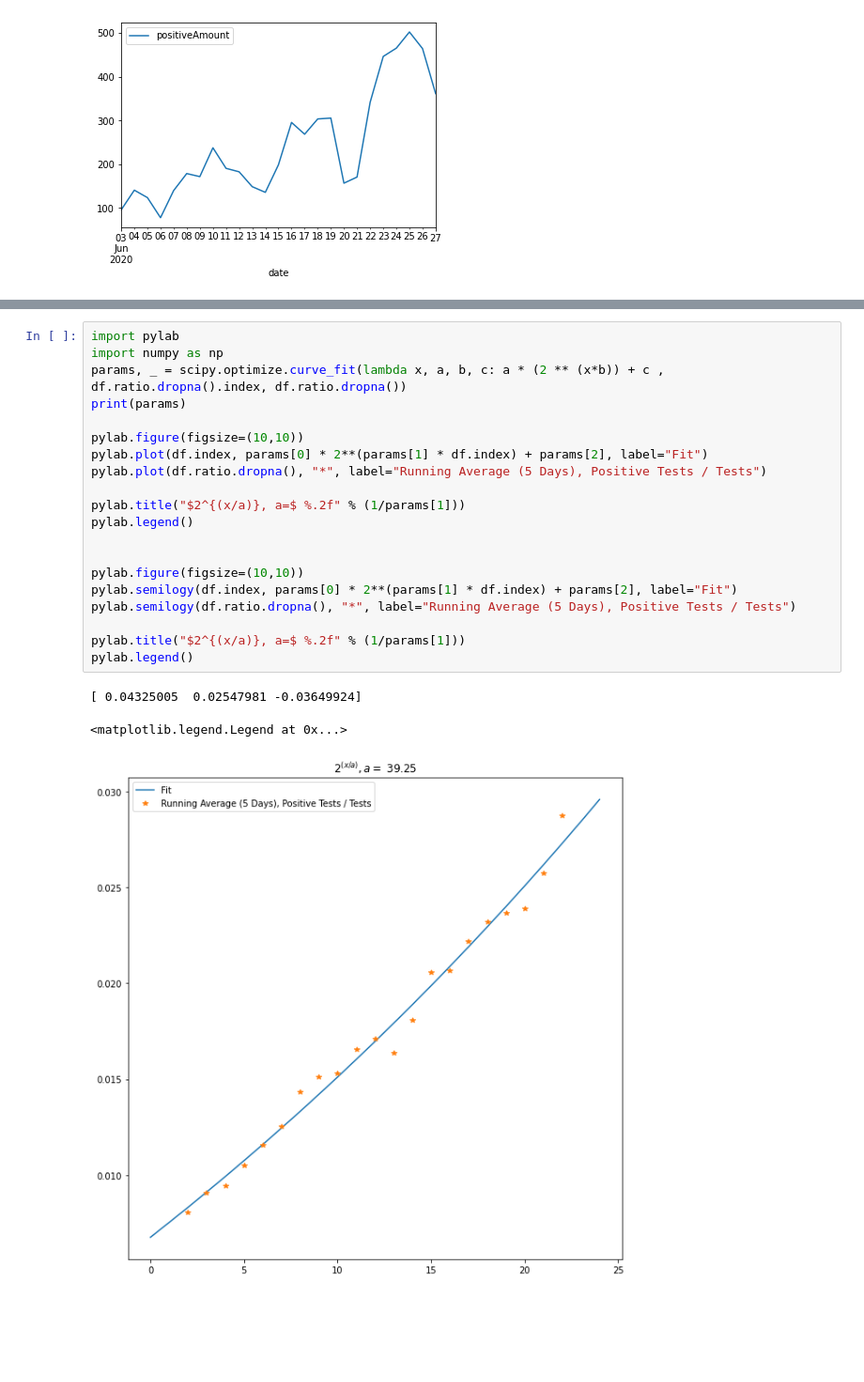
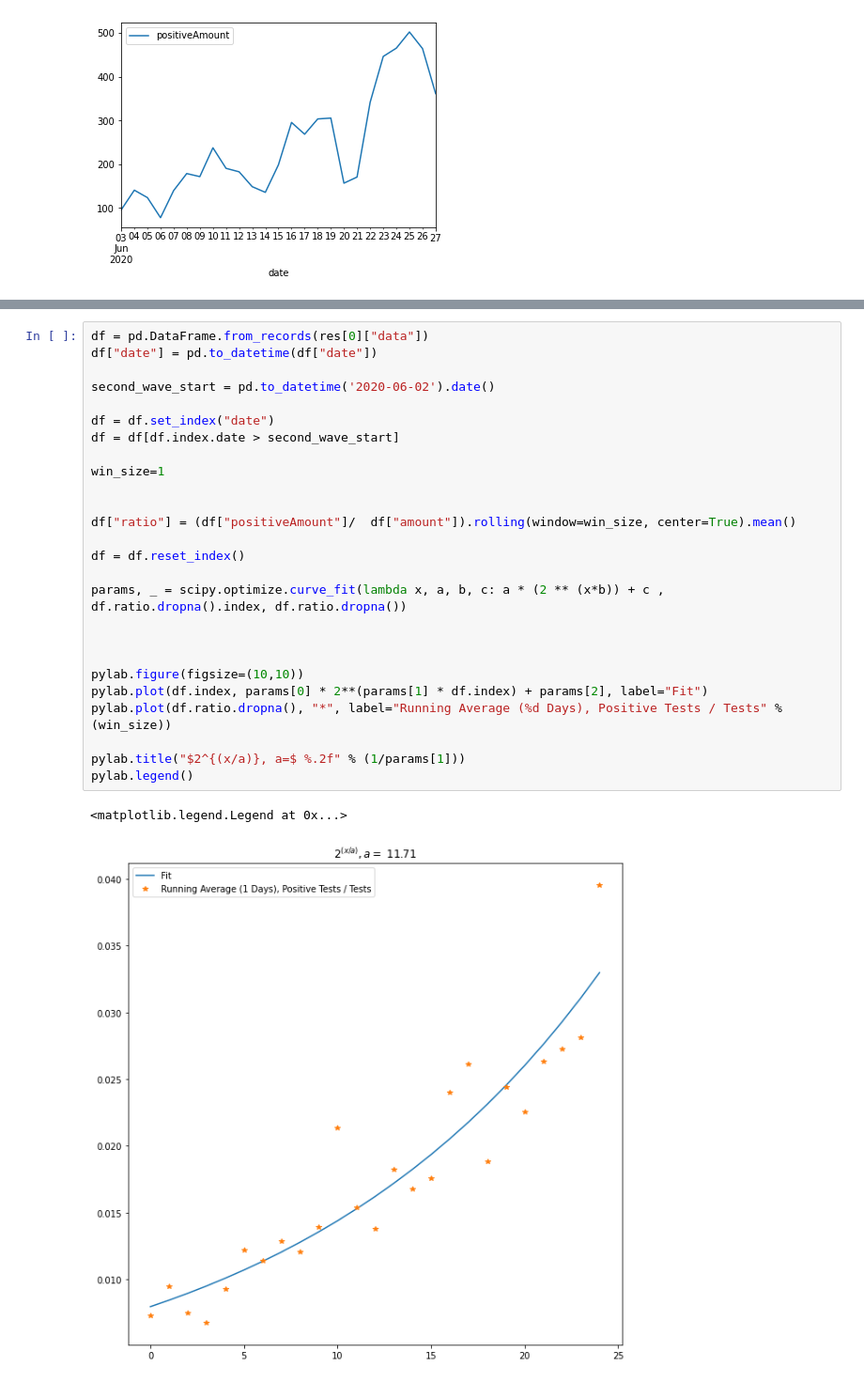
Before and after one commit to ronenabr/coronadata, a Jupyter notebook: Tests and varified.ipynb, the cells around one changed output, grey strips where cells are left out. Shown at 94% size. Drawn from its saved outputs; the diff is of its cells as text; blank space fills up the shorter version.

```diff
--- a/Tests and varified.ipynb
+++ b/Tests and varified.ipynb
@@ -80,24 +45,29 @@ array([ 0.04325005,  0.02547981, -0.03649924])
 # %%
-import pylab
-import numpy as np
+df = pd.DataFrame.from_records(res[0]["data"])
+df["date"] = pd.to_datetime(df["date"])
+
+second_wave_start = pd.to_datetime('2020-06-02').date()
+
+df = df.set_index("date")
+df = df[df.index.date > second_wave_start]
+
+win_size=1
+
+
+df["ratio"] = (df["positiveAmount"]/  df["amount"]).rolling(window=win_size, center=True).mean()
+
+df = df.reset_index()
+
 params, _ = scipy.optimize.curve_fit(lambda x, a, b, c: a * (2 ** (x*b)) + c , df.ratio.dropna().index, df.ratio.dropna())
-print(params)
+
+
 
 pylab.figure(figsize=(10,10))
 pylab.plot(df.index, params[0] * 2**(params[1] * df.index) + params[2], label="Fit")
-pylab.plot(df.ratio.dropna(), "*", label="Running Average (5 Days), Positive Tests / Tests")
+pylab.plot(df.ratio.dropna(), "*", label="Running Average (%d Days), Positive Tests / Tests" % (win_size))
 
 pylab.title("$2^{(x/a)}, a=$ %.2f" % (1/params[1]))
 pylab.legend()
-
-
-pylab.figure(figsize=(10,10))
-pylab.semilogy(df.index, params[0] * 2**(params[1] * df.index) + params[2], label="Fit")
-pylab.semilogy(df.ratio.dropna(), "*", label="Running Average (5 Days), Positive Tests / Tests")
-
-pylab.title("$2^{(x/a)}, a=$ %.2f" % (1/params[1]))
-pylab.legend()
 # %% [output]
-[ 0.04325005  0.02547981 -0.03649924]
+<matplotlib.legend.Legend at 0x...>
-<matplotlib.legend.Legend at 0x...>
-[figure, old version]
+[figure, new version]
```
Also changed, not shown: parts of 11 cells of this notebook, 2 other files.
